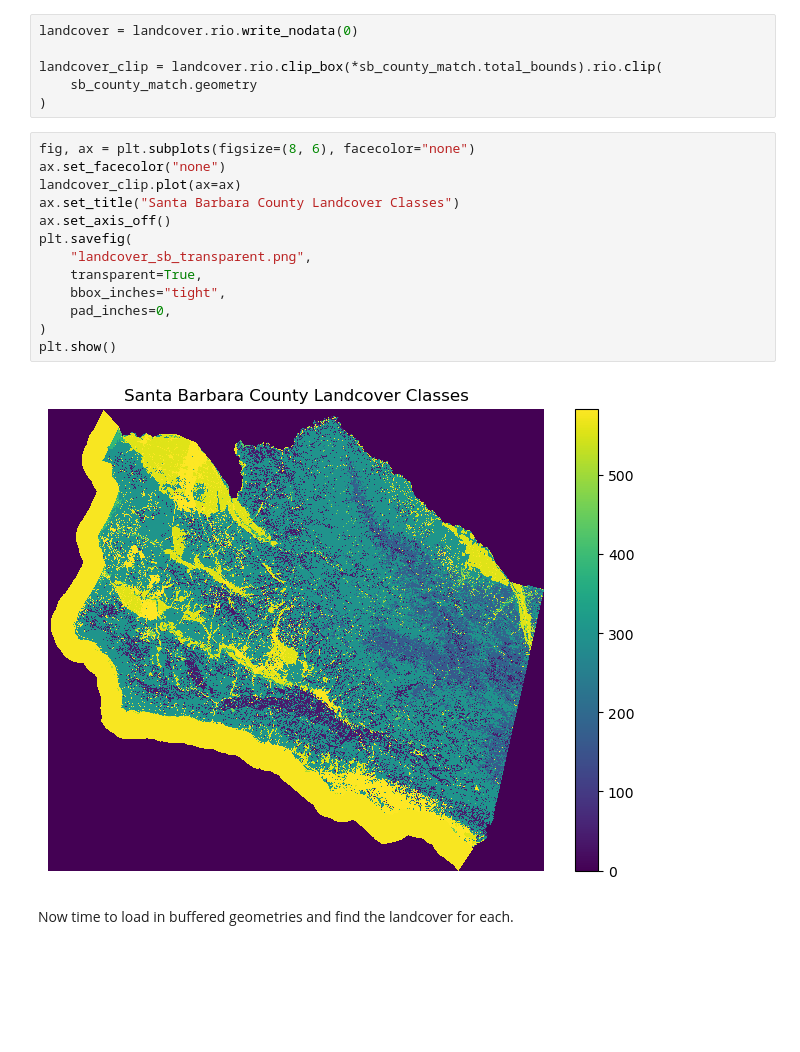
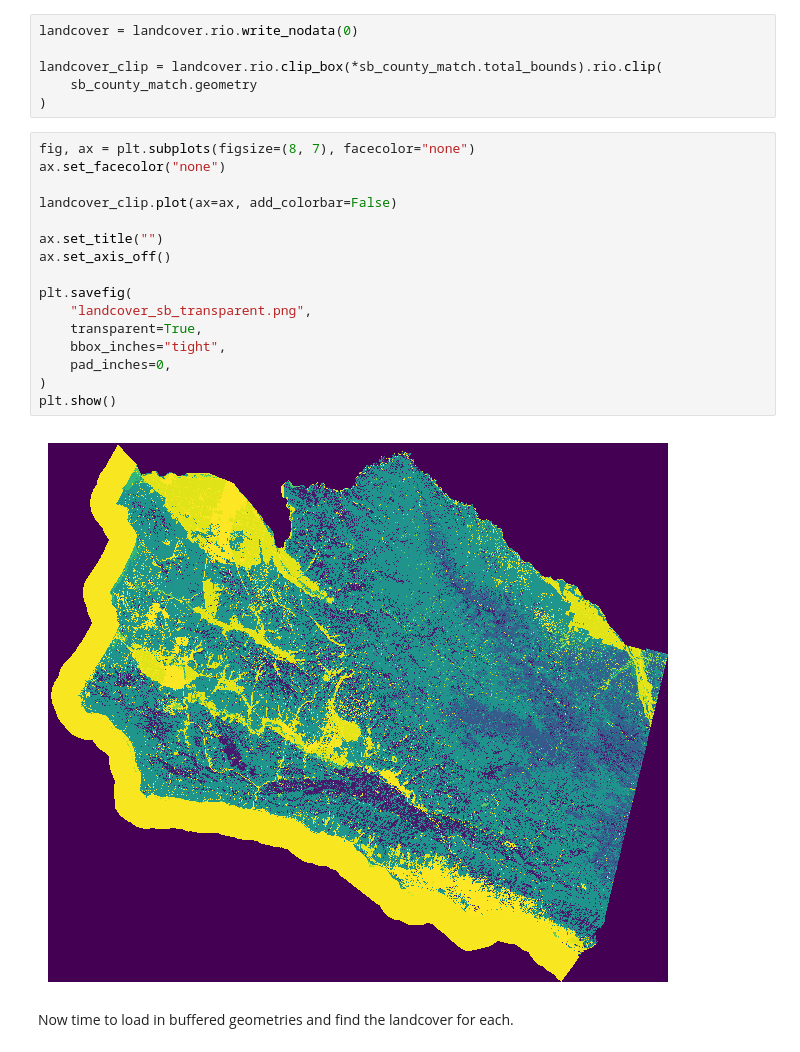
Before and after one commit to wildfire-prep/data-preparation, a Jupyter notebook: code/04_landcover_stats/landcover_stats.ipynb, the cells around one changed output. Drawn from its saved outputs; the diff is of its cells as text; blank space fills up the shorter version.

Commit message:
new figures for slides, ndvi test

```diff
--- a/code/04_landcover_stats/landcover_stats.ipynb
+++ b/code/04_landcover_stats/landcover_stats.ipynb
@@ -160,20 +160,23 @@ landcover_clip = landcover.rio.clip_box(*sb_county_match.total_bounds).rio.clip(
     sb_county_match.geometry
 )
 # %%
-fig, ax = plt.subplots(figsize=(8, 6), facecolor="none")
+fig, ax = plt.subplots(figsize=(8, 7), facecolor="none")
 ax.set_facecolor("none")
-landcover_clip.plot(ax=ax)
-ax.set_title("Santa Barbara County Landcover Classes")
+
+landcover_clip.plot(ax=ax, add_colorbar=False)
+
+ax.set_title("")
 ax.set_axis_off()
+
 plt.savefig(
     "landcover_sb_transparent.png",
     transparent=True,
     bbox_inches="tight",
     pad_inches=0,
 )
 plt.show()
 # %% [output]
-[figure, old version]
+[figure, new version]
 # %% [markdown]
 Now time to load in buffered geometries and find the landcover for each.
 # %%
```
Also changed, not shown: 2 other files.
